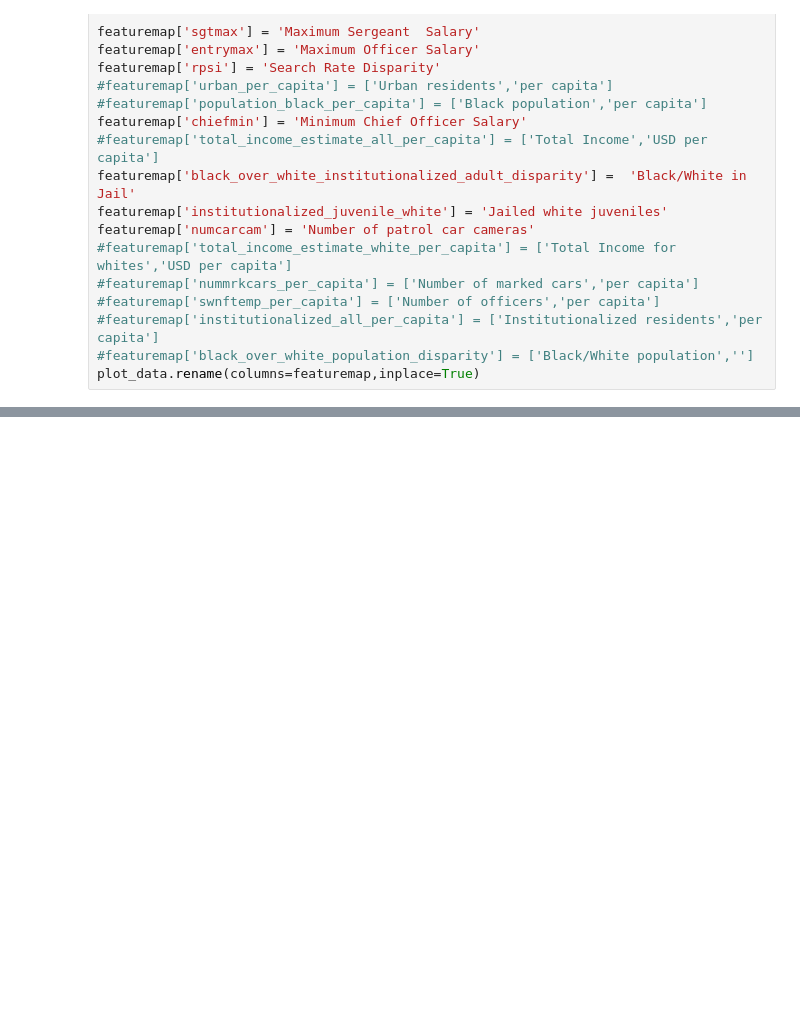
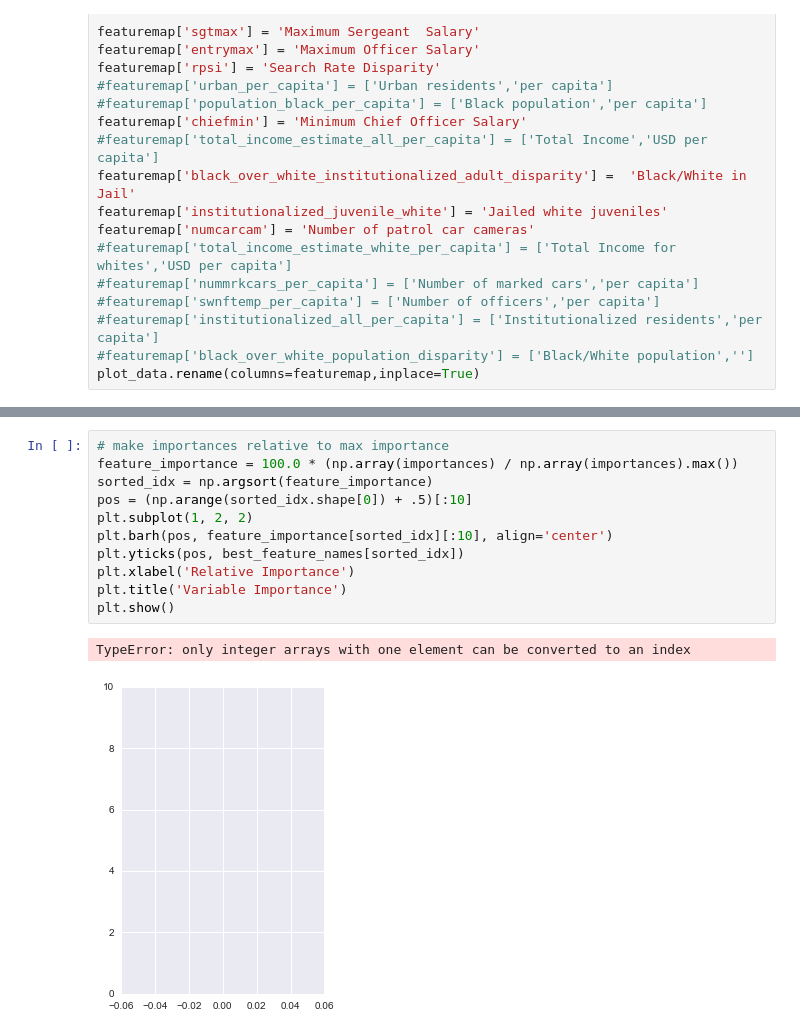
Before and after one commit to along528/insight, a Jupyter notebook: models/RandomForest.ipynb, the cells around one changed output, grey strips where cells are left out. Saved outputs shown, nothing was run; the diff lists cells and outputs as text; blank space fills up the shorter version.

```diff
--- a/models/RandomForest.ipynb
+++ b/models/RandomForest.ipynb
@@ -313,0 +352,14 @@ sns.heatmap(corr, mask=mask, cmap=cmap,linewidths=.5,square=True,ax=ax) #, vmax=
+# %%
+# make importances relative to max importance
+feature_importance = 100.0 * (np.array(importances) / np.array(importances).max())
+sorted_idx = np.argsort(feature_importance)
+pos = (np.arange(sorted_idx.shape[0]) + .5)[:10]
+plt.subplot(1, 2, 2)
+plt.barh(pos, feature_importance[sorted_idx][:10], align='center')
+plt.yticks(pos, best_feature_names[sorted_idx])
+plt.xlabel('Relative Importance')
+plt.title('Variable Importance')
+plt.show()
+# %% [output]
+TypeError: only integer arrays with one element can be converted to an index
+[figure, added]
```
Also changed, not shown: parts of 9 cells of this notebook, 10 other files.
